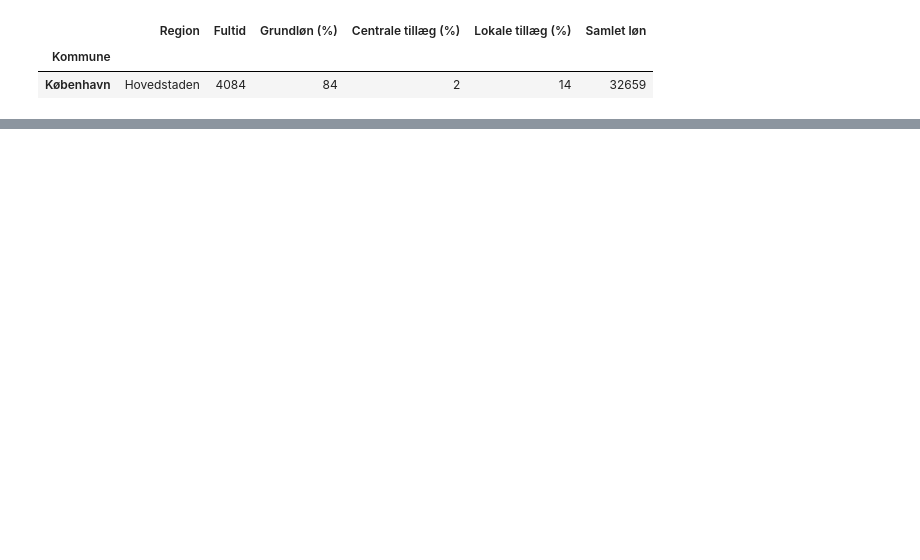
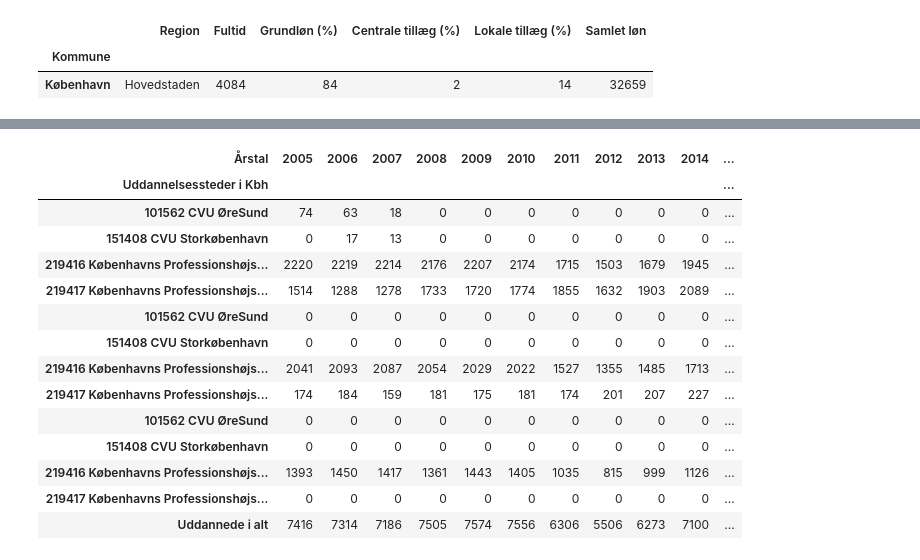
Before and after one commit to MariaSilke/DO21Eksamen, a Jupyter notebook: Eksamen - normeringer.ipynb, the cells around one changed output, grey strips where cells are left out. Saved outputs shown, nothing was run; the diff lists cells and outputs as text; code cells hidden in the pictures; blank space fills up the shorter version.

```diff
--- a/Eksamen - normeringer.ipynb
+++ b/Eksamen - normeringer.ipynb
@@ -110,0 +151,23 @@ loen_kbh
+# %%
+# tager summen af alle kolonner i antal_uddannede og navngiver 'i alt'
+sums_uddannede = antal_uddannede.sum().rename('Uddannede i alt')
+
+# indsætter i alt-rækken i antal_uddannede dataframe
+udd_sum = antal_uddannede.append(sums_uddannede)
+udd_sum
+# %% [output]
+| Årstal | 2005 | 2006 | 2007 | 2008 | 2009 | 2010 | 2011 | 2012 | 2013 | 2014 | ... |
+| Uddannelsessteder i Kbh |  |  |  |  |  |  |  |  |  |  | ... |
+| 101562 CVU ØreSund | 74 | 63 | 18 | 0 | 0 | 0 | 0 | 0 | 0 | 0 | ... |
+| 151408 CVU Storkøbenhavn | 0 | 17 | 13 | 0 | 0 | 0 | 0 | 0 | 0 | 0 | ... |
+| 219416 Københavns Professionshøjs... | 2220 | 2219 | 2214 | 2176 | 2207 | 2174 | 1715 | 1503 | 1679 | 1945 | ... |
+| 219417 Københavns Professionshøjs... | 1514 | 1288 | 1278 | 1733 | 1720 | 1774 | 1855 | 1632 | 1903 | 2089 | ... |
+| 101562 CVU ØreSund | 0 | 0 | 0 | 0 | 0 | 0 | 0 | 0 | 0 | 0 | ... |
+| 151408 CVU Storkøbenhavn | 0 | 0 | 0 | 0 | 0 | 0 | 0 | 0 | 0 | 0 | ... |
+| 219416 Københavns Professionshøjs... | 2041 | 2093 | 2087 | 2054 | 2029 | 2022 | 1527 | 1355 | 1485 | 1713 | ... |
+| 219417 Københavns Professionshøjs... | 174 | 184 | 159 | 181 | 175 | 181 | 174 | 201 | 207 | 227 | ... |
+| 101562 CVU ØreSund | 0 | 0 | 0 | 0 | 0 | 0 | 0 | 0 | 0 | 0 | ... |
+| 151408 CVU Storkøbenhavn | 0 | 0 | 0 | 0 | 0 | 0 | 0 | 0 | 0 | 0 | ... |
+| 219416 Københavns Professionshøjs... | 1393 | 1450 | 1417 | 1361 | 1443 | 1405 | 1035 | 815 | 999 | 1126 | ... |
+| 219417 Københavns Professionshøjs... | 0 | 0 | 0 | 0 | 0 | 0 | 0 | 0 | 0 | 0 | ... |
+| Uddannede i alt | 7416 | 7314 | 7186 | 7505 | 7574 | 7556 | 6306 | 5506 | 6273 | 7100 | ... |
```
Also changed, not shown: parts of 14 cells of this notebook.
